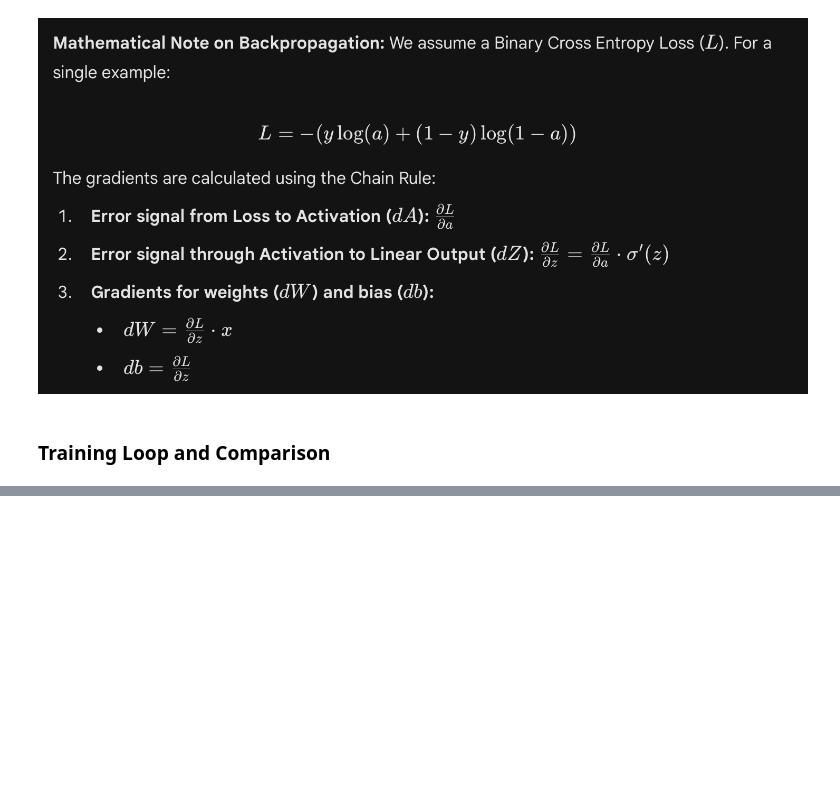
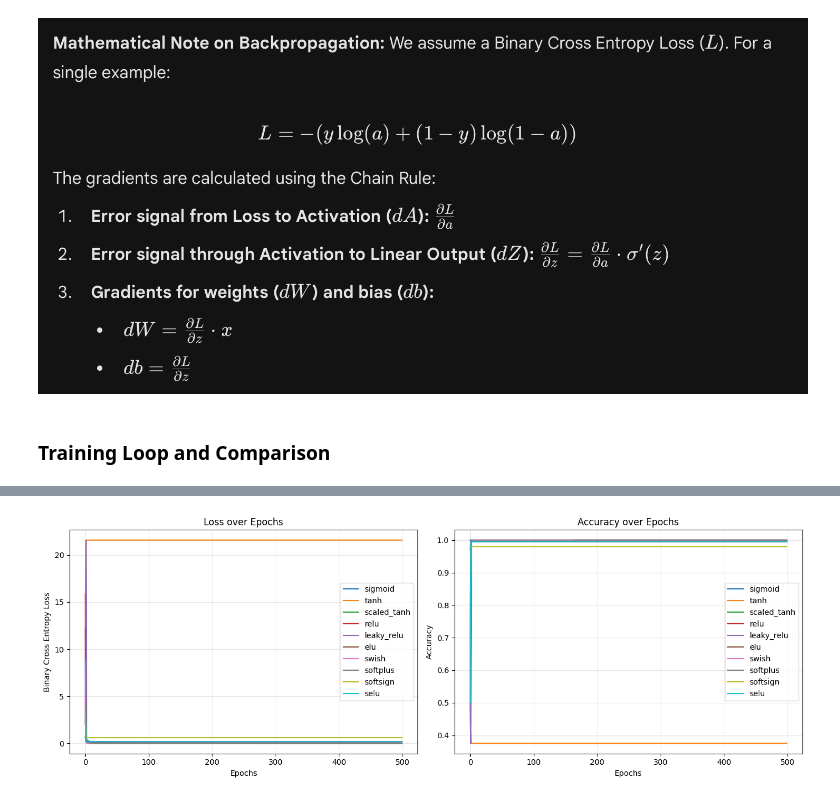
Before and after one commit to iamKrishu1916/KAN-Kolmogorov-Arnold-Networks-for-learnable-activation-function., a Jupyter notebook: notebooks/MLP_single_neuron_forwardbackprop.ipynb, the cells around one changed output, grey strips where cells are left out. Cells and saved outputs as stored; diff of their text form; code cells hidden in the pictures; blank space fills up the shorter version.

Commit message:
Added Swish, SELU, Softplus and confusion matrix visualizations

```diff
--- a/notebooks/MLP_single_neuron_forwardbackprop.ipynb
+++ b/notebooks/MLP_single_neuron_forwardbackprop.ipynb
@@ -69,3 +140,18 @@ class Activations:
+# %%
+def calculate_metrics(y_true, y_pred):
+    """
+    Computes accuracy and confusion matrix elements (TP, TN, FP, FN)
+    """
+    m = y_true.shape[0]
+    accuracy = np.mean(y_true == y_pred)
+
+    # Manual Confusion Matrix
+    TP = np.sum((y_true == 1) & (y_pred == 1))
+    TN = np.sum((y_true == 0) & (y_pred == 0))
+    FP = np.sum((y_true == 0) & (y_pred == 1))
+    FN = np.sum((y_true == 1) & (y_pred == 0))
+
+    return accuracy, np.array([[TN, FP], [FN, TP]])
 # %% [markdown]
 ### The Single Neuron Class (Scratch Implementation)
 # %% [markdown]
@@ -229,0 +297,72 @@ plt.show()
+# %%
+import math
+
+# 1. Plot Loss and Accuracy Curves
+plt.figure(figsize=(14, 5))
+
+# Loss Plot
+plt.subplot(1, 2, 1)
+for act in results:
+    plt.plot(results[act]['losses'], label=act)
+plt.title("Loss over Epochs")
+plt.xlabel("Epochs")
+plt.ylabel("Binary Cross Entropy Loss")
+plt.legend()
+plt.grid(True, alpha=0.3)
+
+# Accuracy Plot
+plt.subplot(1, 2, 2)
+for act in results:
+    plt.plot(results[act]['accs'], label=act)
+plt.title("Accuracy over Epochs")
+plt.xlabel("Epochs")
+plt.ylabel("Accuracy")
+plt.legend()
+plt.grid(True, alpha=0.3)
+
+plt.tight_layout()
+plt.show()
+
+# 2. Plot Confusion Matrices (Dynamic Grid)
+num_acts = len(activations_to_test)
+cols = 4  # Number of columns we want
+rows = math.ceil(num_acts / cols) # Calculate rows needed
+
+fig, axes = plt.subplots(rows, cols, figsize=(5 * cols, 5 * rows))
+axes = axes.flatten()
+
+for i, act in enumerate(activations_to_test):
+    model = results[act]['model']
+    y_pred = model.predict(X)
+
+    # Calculate Accuracy and CM
+    acc, cm = calculate_metrics(Y, y_pred)
+
+    # Plot using Matplotlib (heatmap style)
+    # We use 'ax=axes[i]' to target the specific subplot
+    im = axes[i].imshow(cm, interpolation='nearest', cmap=plt.cm.Blues)
+    axes[i].set_title(f"{act}\nAcc: {acc:.2f}")
+
+    # Add labels to the matrix cells
+    thresh = cm.max() / 2.
+    for row in range(cm.shape[0]):
+        for col in range(cm.shape[1]):
+            axes[i].text(col, row, format(cm[row, col], 'd'),
+                         ha="center", va="center",
+                         color="white" if cm[row, col] > thresh else "black")
+
+    axes[i].set_xlabel('Predicted')
+    axes[i].set_ylabel('Actual')
+    axes[i].set_xticks([0, 1])
+    axes[i].set_yticks([0, 1])
+    axes[i].set_xticklabels(['Class 0', 'Class 1'])
+    axes[i].set_yticklabels(['Class 0', 'Class 1'])
+
+# Turn off any empty subplots (if we have 7 items in an 8-slot grid)
+for j in range(i + 1, len(axes)):
+    axes[j].axis('off')
+
+plt.tight_layout()
+plt.show()
+# %% [output]
+[figure, added]
```
Also changed, not shown: parts of 8 cells of this notebook.
